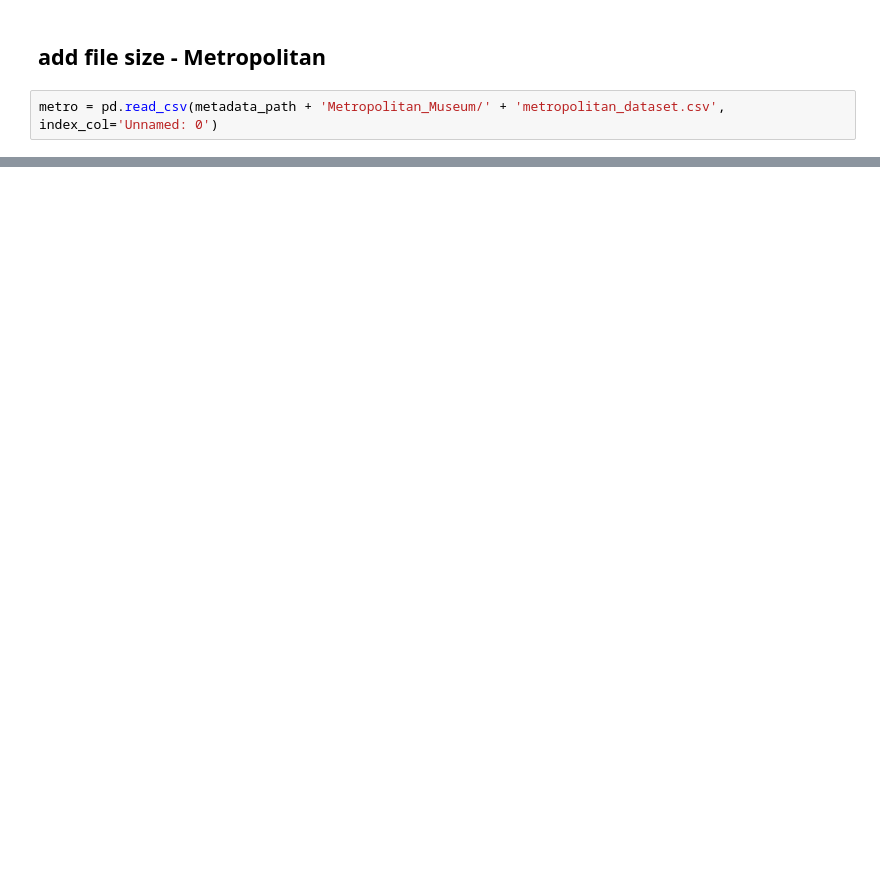
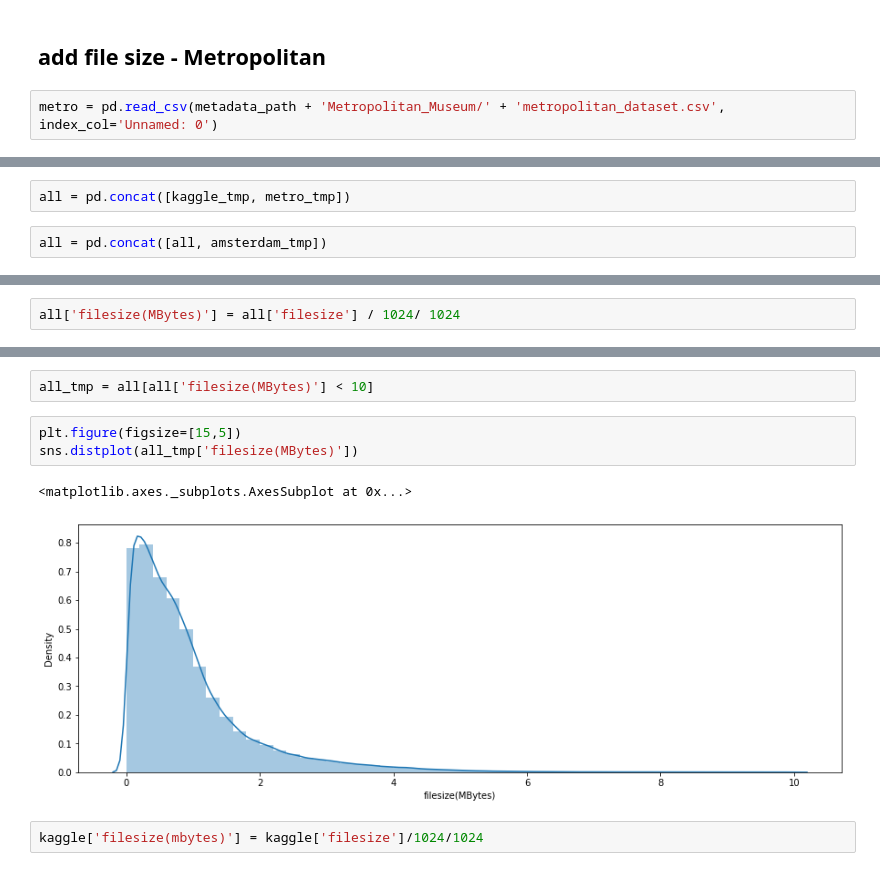
Before and after one commit to Artdive-swu/Art, a Jupyter notebook: bigsize artwork.ipynb, the cells around one changed output, grey strips where cells are left out. Saved outputs shown, nothing was run; the diff lists cells and outputs as text; blank space fills up the shorter version.

```diff
--- a/bigsize artwork.ipynb
+++ b/bigsize artwork.ipynb
@@ -115,0 +236,4 @@ Int64Index([    33,     36,     37,     38,     39,     40,     41,     42,
+# %%
+all = pd.concat([kaggle_tmp, metro_tmp])
+# %%
+all = pd.concat([all, amsterdam_tmp])
@@ -115,0 +270,2 @@ Int64Index([    33,     36,     37,     38,     39,     40,     41,     42,
+# %%
+all['filesize(MBytes)'] = all['filesize'] / 1024/ 1024
@@ -115,0 +284,10 @@ Int64Index([    33,     36,     37,     38,     39,     40,     41,     42,
+# %%
+all_tmp = all[all['filesize(MBytes)'] < 10]
+# %%
+plt.figure(figsize=[15,5])
+sns.distplot(all_tmp['filesize(MBytes)'])
+# %% [output]
+<matplotlib.axes._subplots.AxesSubplot at 0x...>
+[figure, added]
+# %%
+kaggle['filesize(mbytes)'] = kaggle['filesize']/1024/1024
```
Also changed, not shown: parts of 51 cells of this notebook.
